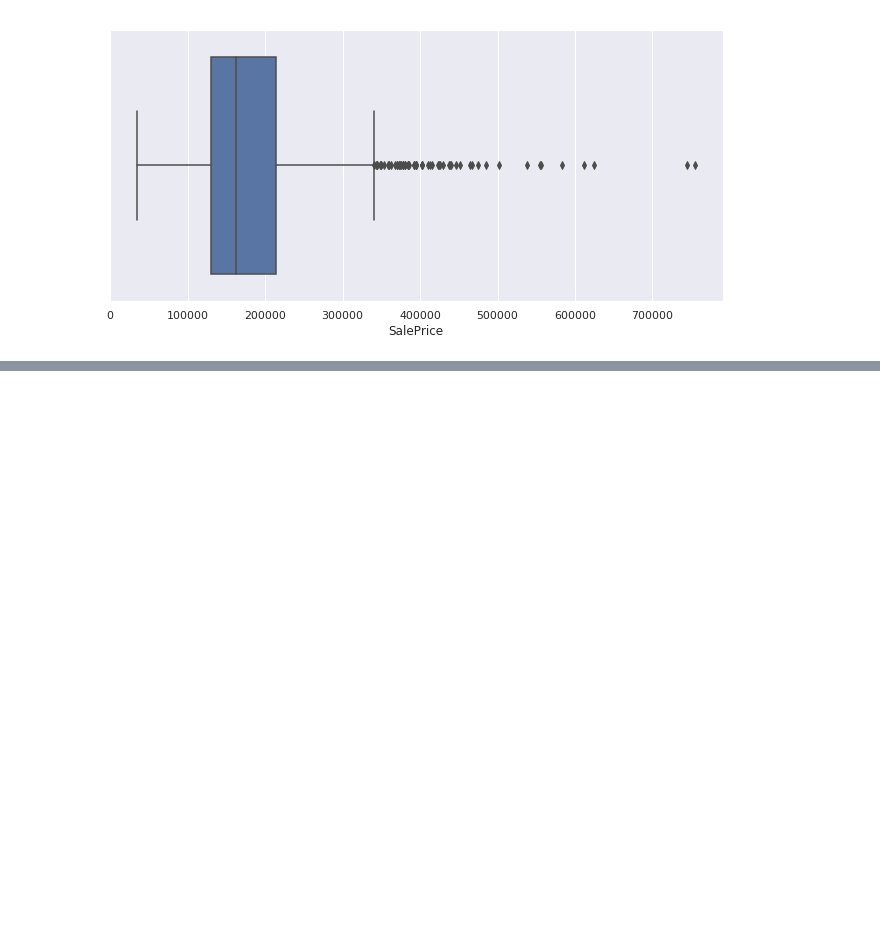
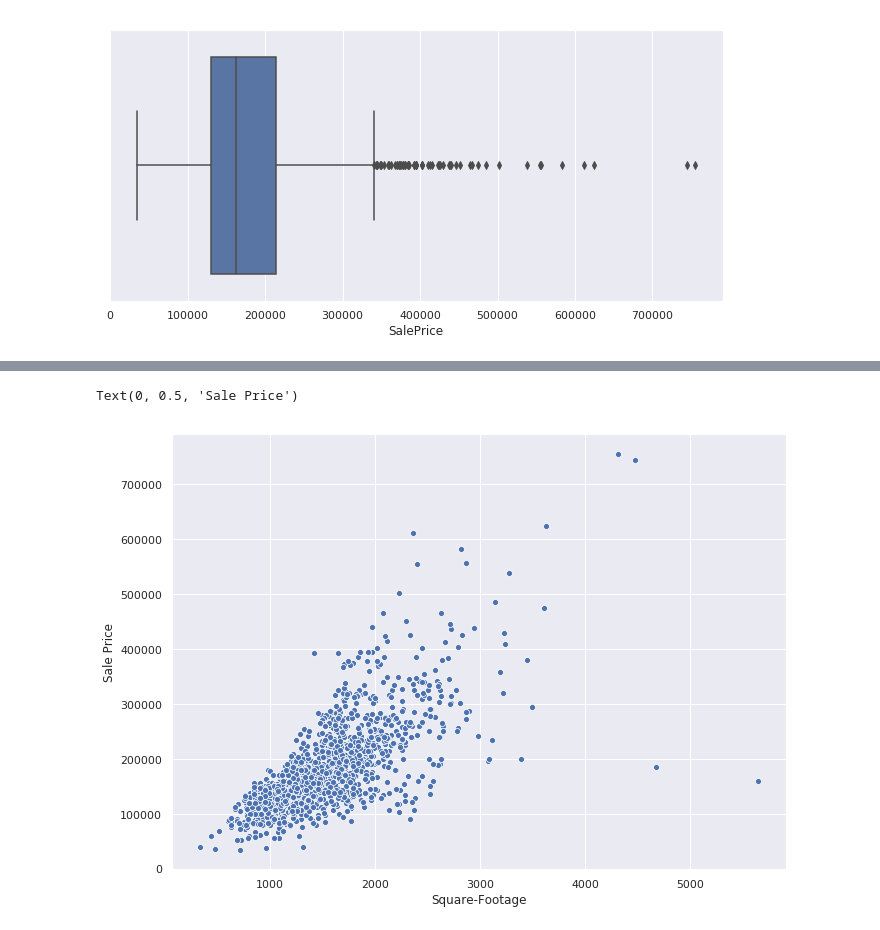
Before and after one commit to alexgentile/Tech-Fundamentals-Final-Project, a Jupyter notebook: Preliminary_analysis.ipynb, the cells around one changed output, grey strips where cells are left out. Drawn from its saved outputs; the diff is of its cells as text; code cells hidden in the pictures; blank space fills up the shorter version.

```diff
--- a/Preliminary_analysis.ipynb
+++ b/Preliminary_analysis.ipynb
@@ -76,0 +117,12 @@ box_plot_saleprice = sns.boxplot(x=train['SalePrice'])
+# %%
+# scatter plot of sale price as a function of square-footage of the house
+# the square-footage of the house is represented by the feature 'GrLivArea', indicating the total square-footage of all
+# living space above grade (above the ground), meaning that basements are not counted.
+plt.figure(figsize=(11,8))
+
+scatterplot_sqft_saleprice = sns.scatterplot(x='GrLivArea', y='SalePrice', data=train)
+plt.xlabel('Square-Footage')
+plt.ylabel('Sale Price')
+# %% [output]
+Text(0, 0.5, 'Sale Price')
+[figure, added]
```
Also changed, not shown: parts of 13 cells of this notebook, 4 other files.
